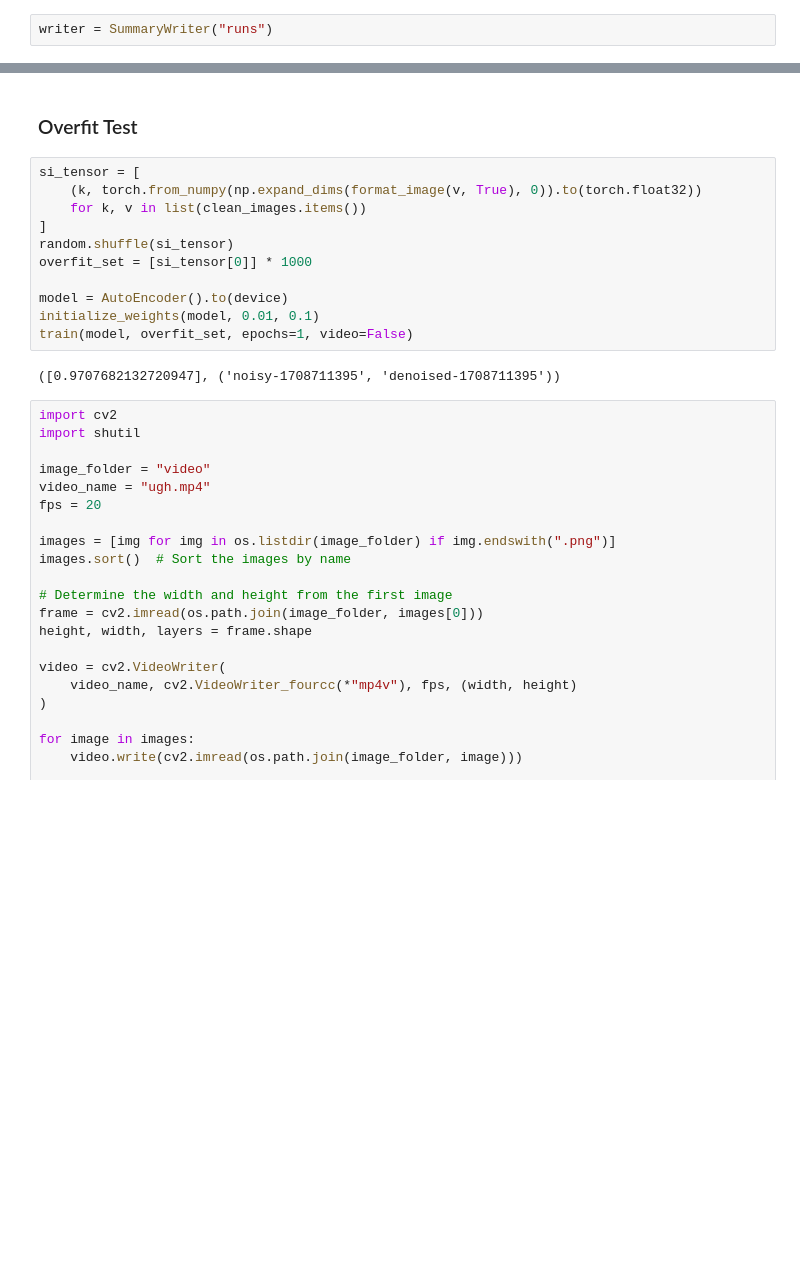
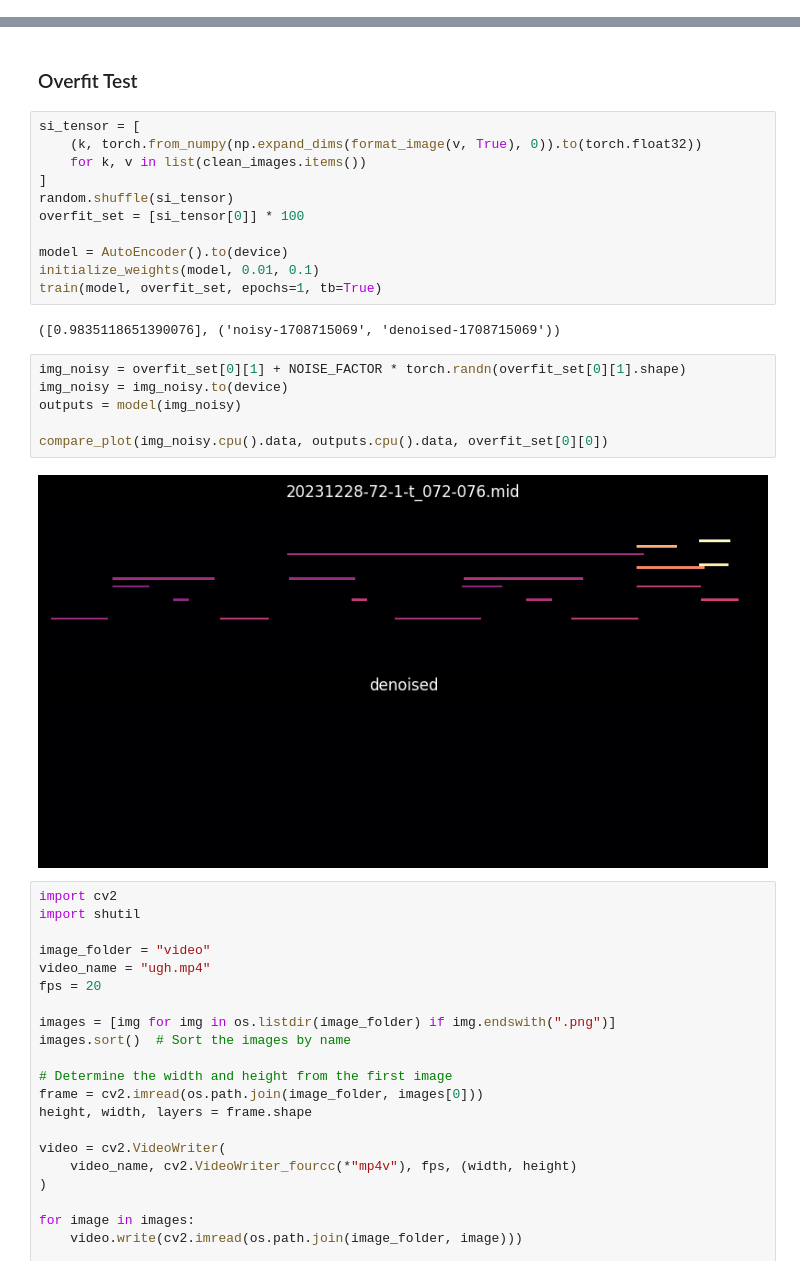
Before and after one commit to finlaymiller/autoencoder, a Jupyter notebook: denoising_autoencoder_for_midi.ipynb, the cells around one changed output, grey strips where cells are left out. Drawn from its saved outputs; the diff is of its cells as text; blank space fills up the shorter version.

Commit message:
STILL not overfitting. Going to try a tiny model

```diff
--- a/denoising_autoencoder_for_midi.ipynb
+++ b/denoising_autoencoder_for_midi.ipynb
@@ -325,5 +323,3 @@ optimizer = optim.Adam(model.parameters(), lr=LEARNING_RATE)
-# %%
-writer = SummaryWriter("runs")
 # %% [markdown]
 
 #### Function
@@ -429,13 +436,21 @@ si_tensor = [
     for k, v in list(clean_images.items())
 ]
 random.shuffle(si_tensor)
-overfit_set = [si_tensor[0]] * 1000
+overfit_set = [si_tensor[0]] * 100
 
 model = AutoEncoder().to(device)
 initialize_weights(model, 0.01, 0.1)
-train(model, overfit_set, epochs=1, video=False)
+train(model, overfit_set, epochs=1, tb=True)
 # %% [output]
-([0.9707682132720947], ('noisy-1708711395', 'denoised-1708711395'))
+([0.9835118651390076], ('noisy-1708715069', 'denoised-1708715069'))
+# %%
+img_noisy = overfit_set[0][1] + NOISE_FACTOR * torch.randn(overfit_set[0][1].shape)
+img_noisy = img_noisy.to(device)
+outputs = model(img_noisy)
+
+compare_plot(img_noisy.cpu().data, outputs.cpu().data, overfit_set[0][0])
+# %% [output]
+[figure, added]
 # %%
 import cv2
 import shutil
```
Also changed, not shown: parts of 3 cells of this notebook.
